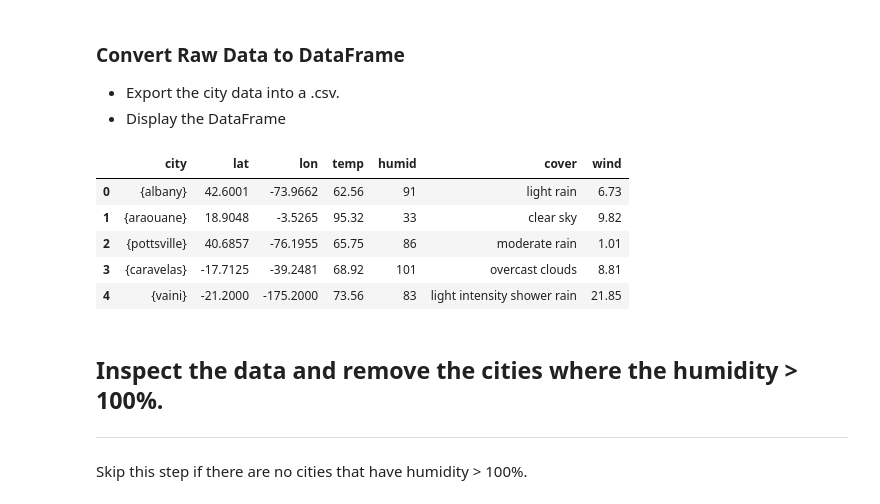
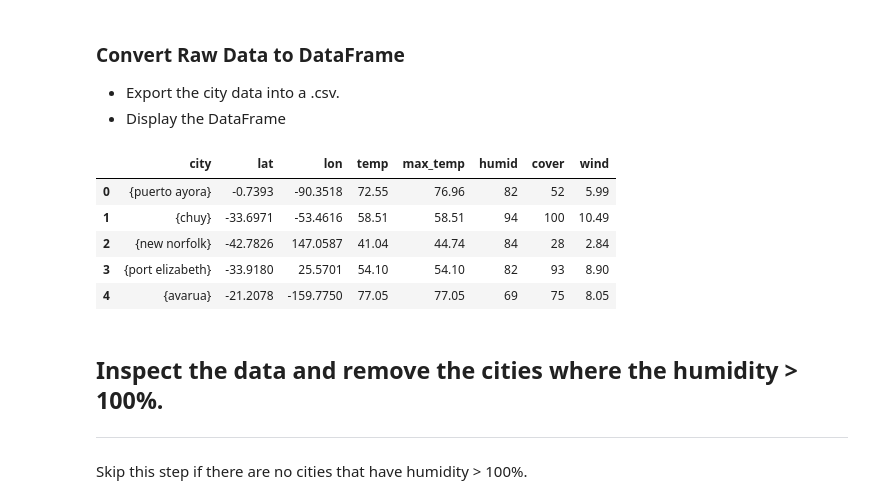
Before and after one commit to gregbehnke24x7/python-api-challenge, a Jupyter notebook: WeatherPy/WeatherPy_work.ipynb, the cells around one changed output. Saved outputs shown, nothing was run; the diff lists cells and outputs as text; code cells hidden in the pictures.

```diff
--- a/WeatherPy/WeatherPy_work.ipynb
+++ b/WeatherPy/WeatherPy_work.ipynb
@@ -106,22 +152,24 @@ weather_dict = {
     "lat": lat,
     "lon": lon,
     "temp": temp,
+    "max_temp": temp_max,
     "humid": humid,
     "cover": cover,
     "wind": wind}
 
 cities_df = pd.DataFrame(weather_dict)
+# save the API data to file
 cities_df.to_csv("output_data/cities.csv", index=False, header=True)
 # %%
-cities_df.at[3, 'humid'] = 101
+#cities_df.at[3, 'humid'] = 101
 cities_df.head()
 # %% [output]
-|  | city | lat | lon | temp | humid | cover | wind |
-| 0 | {albany} | 42.6001 | -73.9662 | 62.56 | 91 | light rain | 6.73 |
-| 1 | {araouane} | 18.9048 | -3.5265 | 95.32 | 33 | clear sky | 9.82 |
-| 2 | {pottsville} | 40.6857 | -76.1955 | 65.75 | 86 | moderate rain | 1.01 |
-| 3 | {caravelas} | -17.7125 | -39.2481 | 68.92 | 101 | overcast clouds | 8.81 |
-| 4 | {vaini} | -21.2000 | -175.2000 | 73.56 | 83 | light intensity shower rain | 21.85 |
+|  | city | lat | lon | temp | max_temp | humid | cover | wind |
+| 0 | {puerto ayora} | -0.7393 | -90.3518 | 72.55 | 76.96 | 82 | 52 | 5.99 |
+| 1 | {chuy} | -33.6971 | -53.4616 | 58.51 | 58.51 | 94 | 100 | 10.49 |
+| 2 | {new norfolk} | -42.7826 | 147.0587 | 41.04 | 44.74 | 84 | 28 | 2.84 |
+| 3 | {port elizabeth} | -33.9180 | 25.5701 | 54.10 | 54.10 | 82 | 93 | 8.90 |
+| 4 | {avarua} | -21.2078 | -159.7750 | 77.05 | 77.05 | 69 | 75 | 8.05 |
 # %% [markdown]
 ## Inspect the data and remove the cities where the humidity > 100%.
 ----
```
Also changed, not shown: parts of 19 cells of this notebook, 10 other files.
